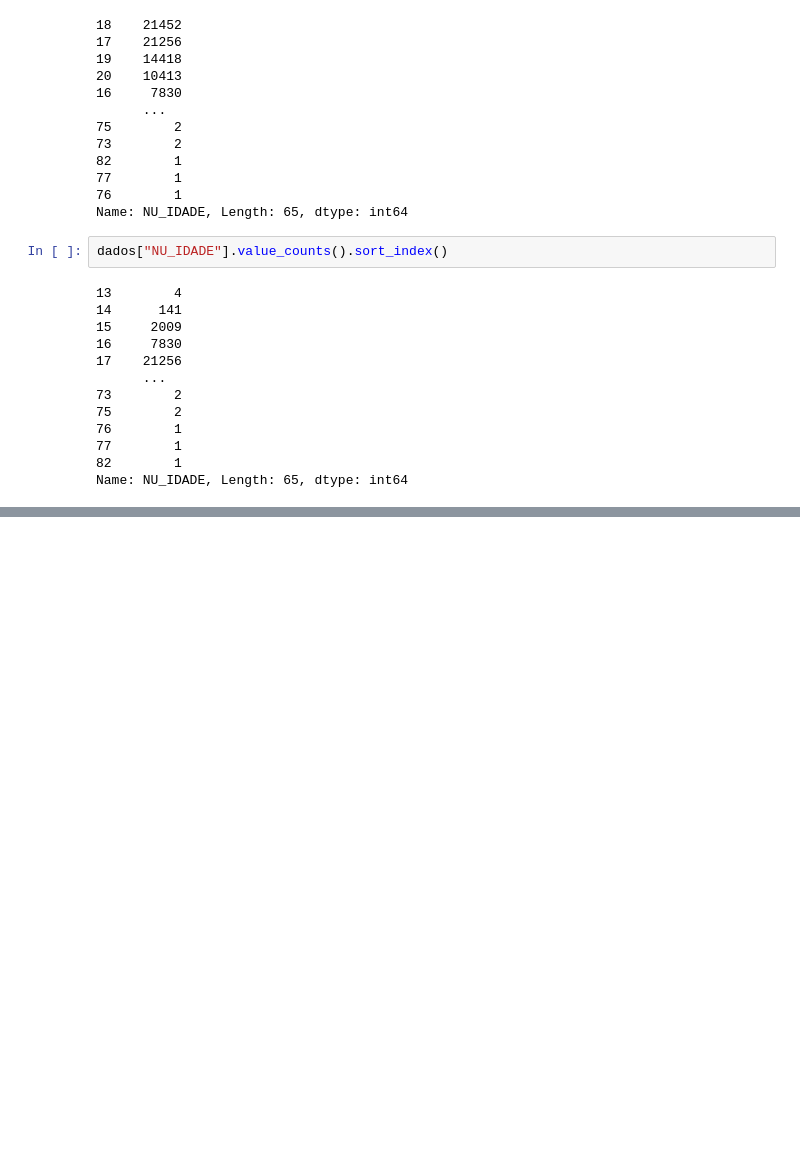
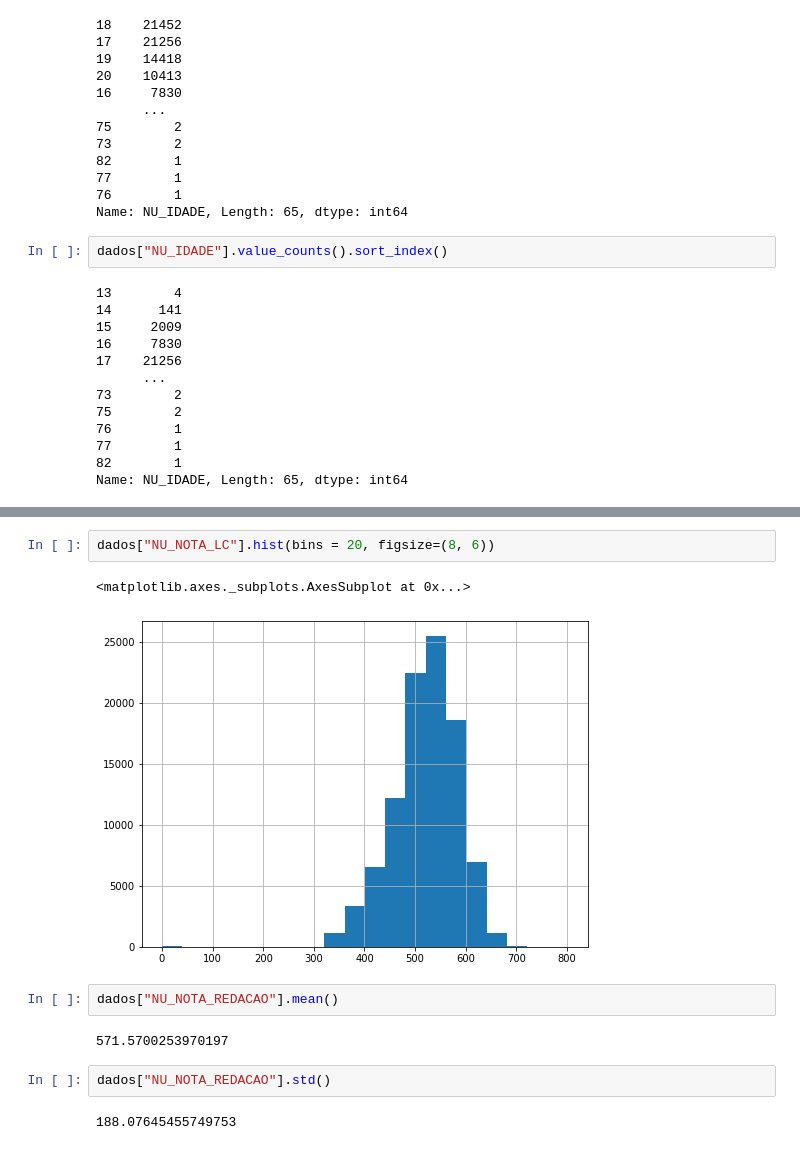
Before and after one commit to nickvgs/imers-o_dados_2020_alura_2ed, a Jupyter notebook: Aula01.ipynb, the cells around one changed output, grey strips where cells are left out. Drawn from its saved outputs; the diff is of its cells as text; blank space fills up the shorter version.

```diff
--- a/Aula01.ipynb
+++ b/Aula01.ipynb
@@ -149,0 +183,13 @@ Desafio02: Descobrir de quais estados sao os incritos com 13 anos.
+# %%
+dados["NU_NOTA_LC"].hist(bins = 20, figsize=(8, 6))
+# %% [output]
+<matplotlib.axes._subplots.AxesSubplot at 0x...>
+[figure, added]
+# %%
+dados["NU_NOTA_REDACAO"].mean()
+# %% [output]
+571.5700253970197
+# %%
+dados["NU_NOTA_REDACAO"].std()
+# %% [output]
+188.07645455749753
```
Also changed, not shown: parts of 13 cells of this notebook.
